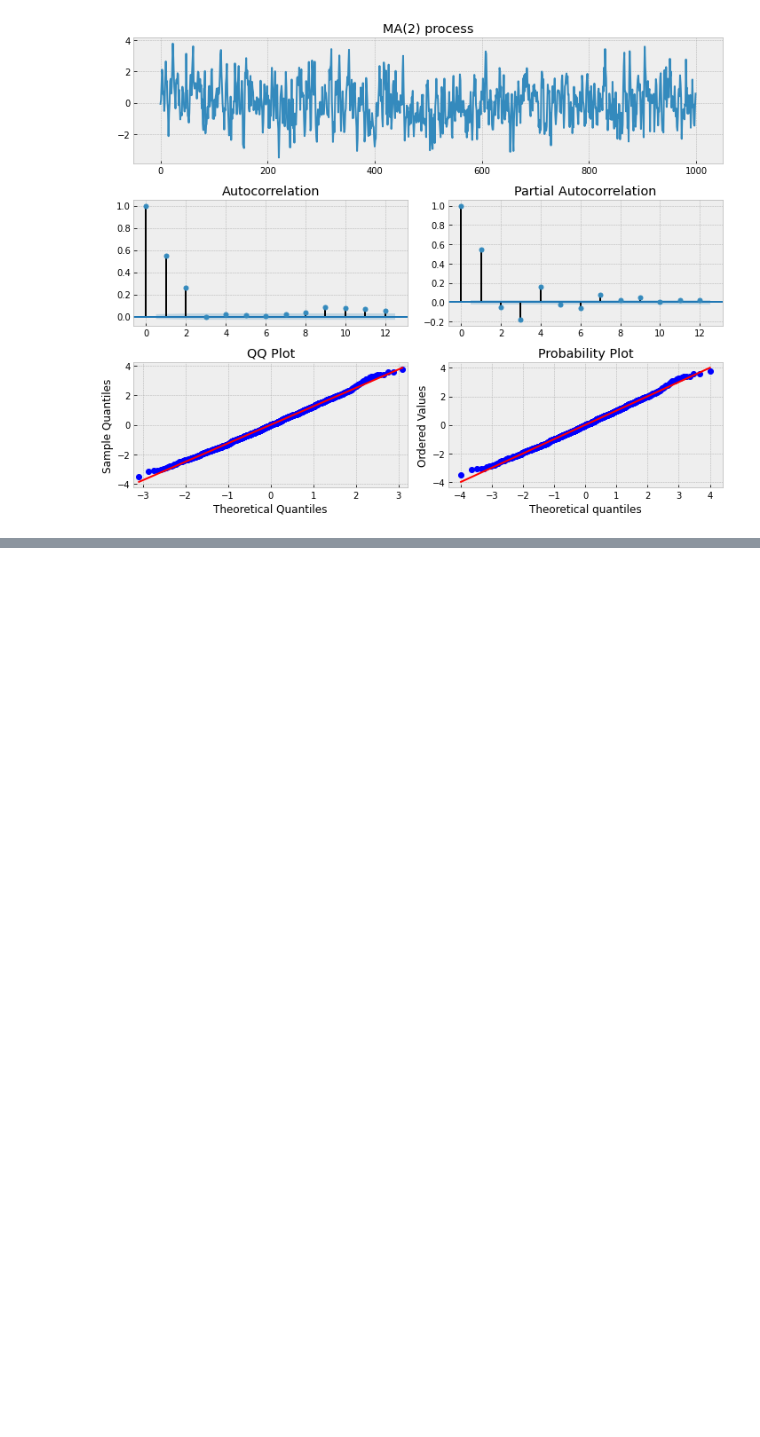
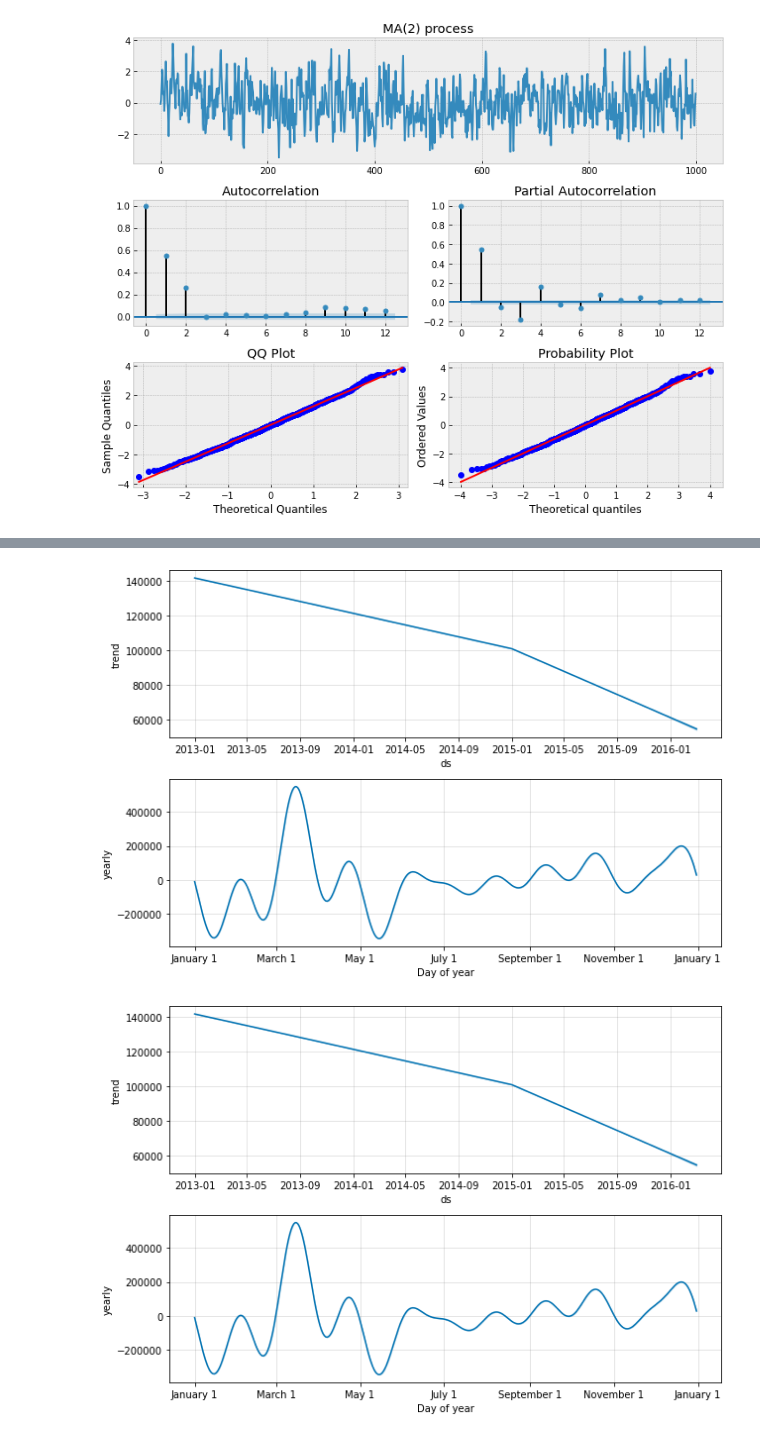
Before and after one commit to Teake1404/Shuqing-Ke-s-Python-Code-Projects, a Jupyter notebook: predict_future_sales.ipynb, the cells around one changed output, grey strips where cells are left out. Cells and saved outputs as stored; diff of their text form; code cells hidden in the pictures; blank space fills up the shorter version.

```diff
--- a/predict_future_sales.ipynb
+++ b/predict_future_sales.ipynb
@@ -212,0 +247,5 @@ ts=ts.reset_index()
+# %%
+model.plot_components(forecast)
+# %% [output]
+[figure, added]
+[figure, added]
```
Also changed, not shown: parts of 21 cells of this notebook.
